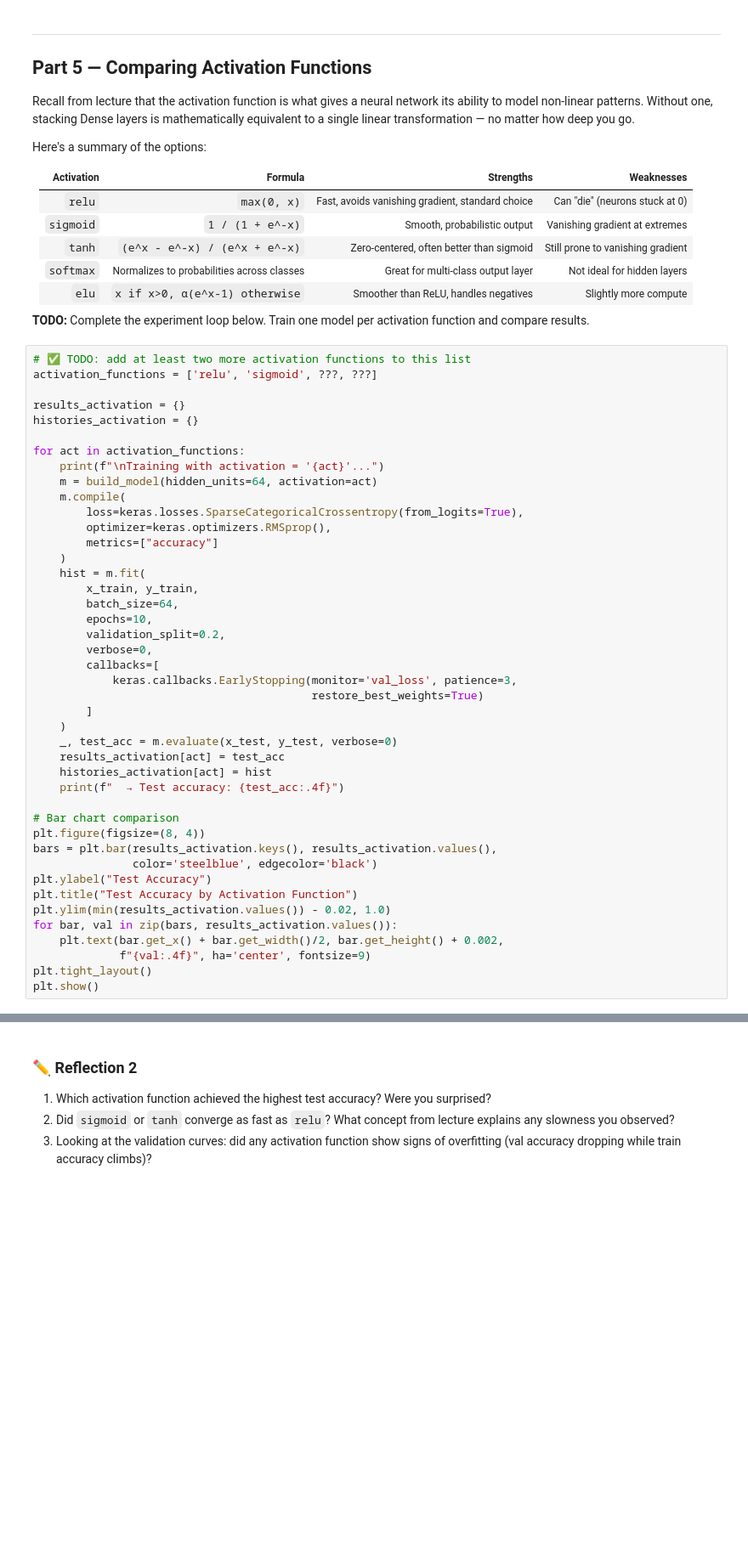
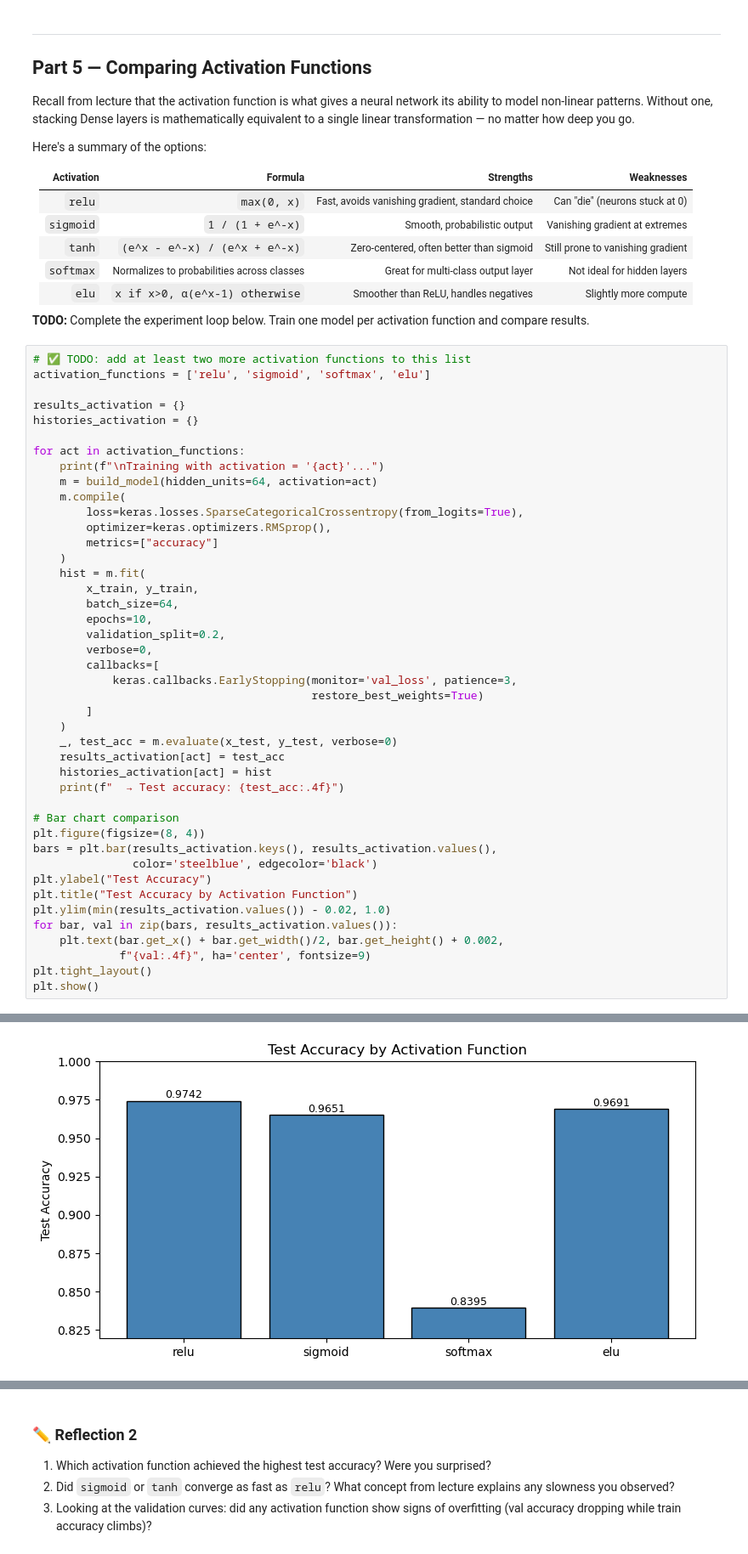
Before and after one commit to winni-datadiva/TKH-26-labs, a Jupyter notebook: Phase_2/python_workbooks/mlp_mnist_lab_Winni.ipynb, the cells around one changed output, grey strips where cells are left out. Shown at 85% size. Drawn from its saved outputs; the diff is of its cells as text; blank space fills up the shorter version.

```diff
--- a/Phase_2/python_workbooks/mlp_mnist_lab_Winni.ipynb
+++ b/Phase_2/python_workbooks/mlp_mnist_lab_Winni.ipynb
@@ -318,7 +388,7 @@ Here's a summary of the options:
 **TODO:** Complete the experiment loop below. Train one model per activation function and compare results.
 # %%
 # ✅ TODO: add at least two more activation functions to this list
-activation_functions = ['relu', 'sigmoid', ???, ???]
+activation_functions = ['relu', 'sigmoid', 'softmax', 'elu']
 
 results_activation = {}
 histories_activation = {}
@@ -359,3 +429,4 @@ for bar, val in zip(bars, results_activation.values()):
              f"{val:.4f}", ha='center', fontsize=9)
 plt.tight_layout()
 plt.show()
+# %% [output]
@@ -362,3 +444,4 @@ plt.show()
+[figure, added]
 # %%
 # Plot validation accuracy curves for all activation functions together
 plt.figure(figsize=(9, 5))
```
Also changed, not shown: parts of 12 cells of this notebook.
